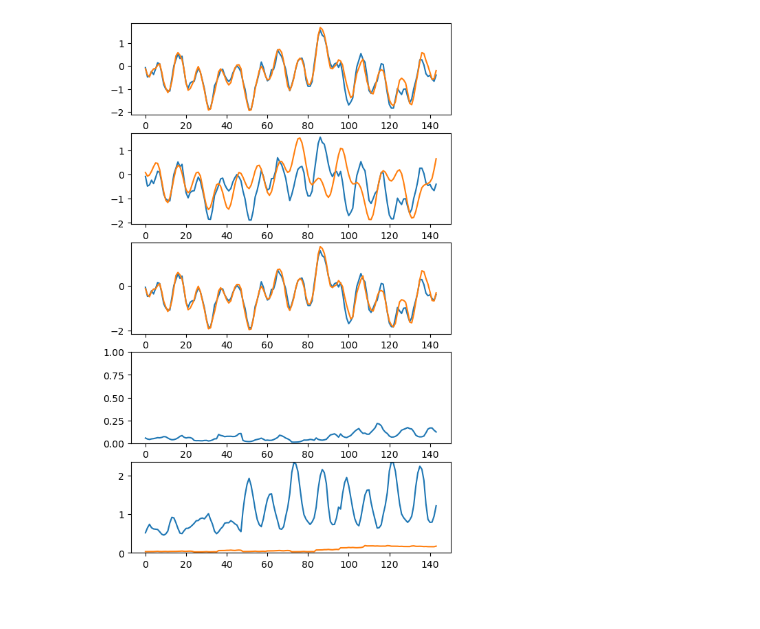
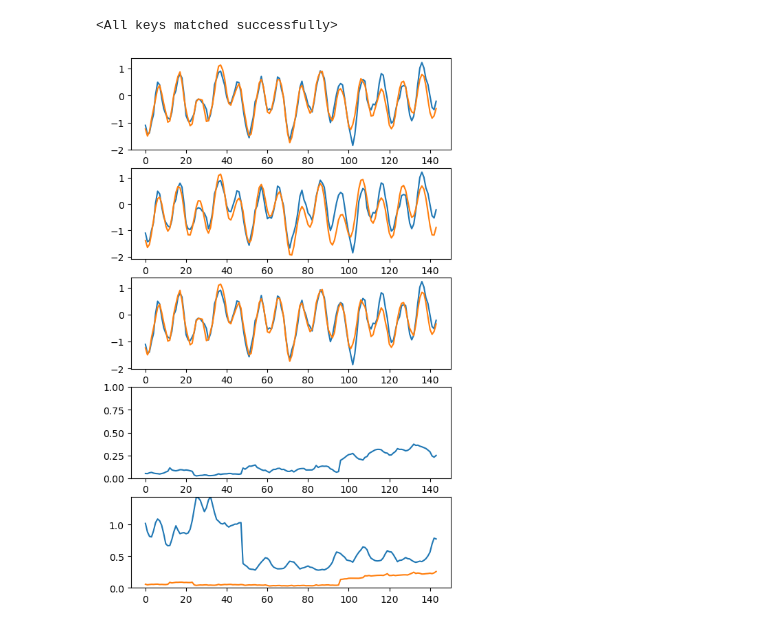
Before and after one commit to maalberg/kind, a Jupyter notebook: notebooks/kalman/05_tesla_kind_eval.ipynb, the cells around one changed output. Drawn from its saved outputs; the diff is of its cells as text; code cells hidden in the pictures.

```diff
--- a/notebooks/kalman/05_tesla_kind_eval.ipynb
+++ b/notebooks/kalman/05_tesla_kind_eval.ipynb
@@ -52,9 +52,8 @@ model = kind.model(args)
 
 model_path = args.checkpoints + '/' + 'checkpoint.pth'
 model.load_state_dict(torch.load(model_path, weights_only=True))
-
-# --! FIXME!
-model._fit_dataset = dataset
+# %% [output]
+<All keys matched successfully>
 # %%
 model.eval()
 _, _, data_loader = dataset.load(data_type='mixed')
@@ -67,7 +66,7 @@ with torch.no_grad():
 
         step = torch.arange(truth.shape[1]).reshape(-1, 1)
 
-        model_output = model(back[[jdata]])
+        model_output = model(dataset, back[[jdata]])
         blend = model_output[0]
         stat = model_output[1]
         trans = model_output[3]
@@ -108,31 +107,31 @@ with torch.no_grad():
         plt.plot(stat_uncertain[0,:,:1])
         plt.plot(trans_uncertain[0,:,:1])
         plt.ylim((0., uncertain_max))
 
         plt.show()
 
         datasaved = False
         branch = 'stat'
         if datasaved:
             forecast_begin = model.args.lookback_nsample
             truth = truth[jdata, :, :1]
             blend = blend[0]
             stat = stat[0]
             trans = trans[0]
             alpha = alpha[0]
             stat_uncertain = stat_uncertain[0]
             trans_uncertain = trans_uncertain[0]
 
             savedata = np.expand_dims(np.concatenate([step, truth], axis=1), 0)
             utils_data.write_datafile(f'../../data/kalman/detuning_kind_{branch}_truth', savedata, delim=' ')
 
             savedata = np.expand_dims(np.concatenate([
                 step[forecast_begin:],
                 stat[forecast_begin:], trans[forecast_begin:], blend[forecast_begin:],
                 stat_uncertain[forecast_begin:], trans_uncertain[forecast_begin:],
                 alpha[forecast_begin:]], axis=1), 0)
             utils_data.write_datafile(f'../../data/kalman/detuning_kind_{branch}_forecast', savedata, delim=' ')
 
         break
 # %% [output]
-[figure, old version]
+[figure, new version]
```
Also changed, not shown: 5 other files.
